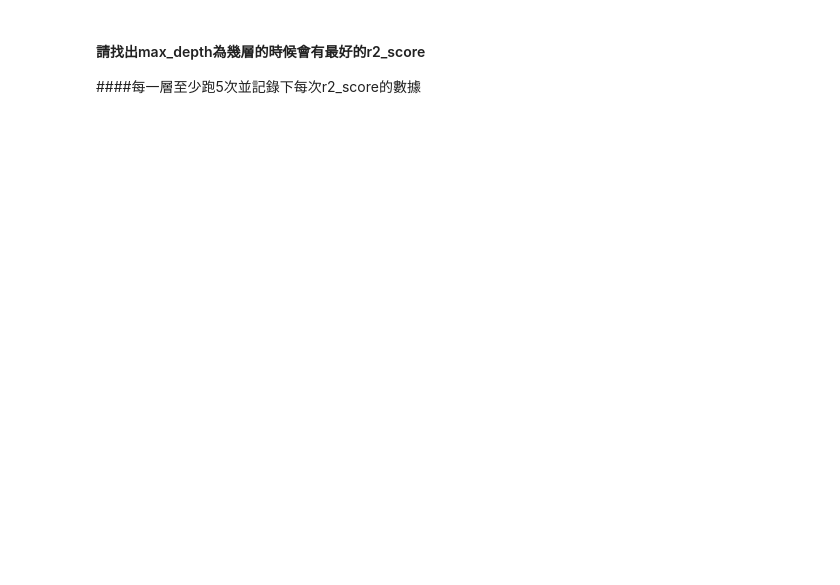
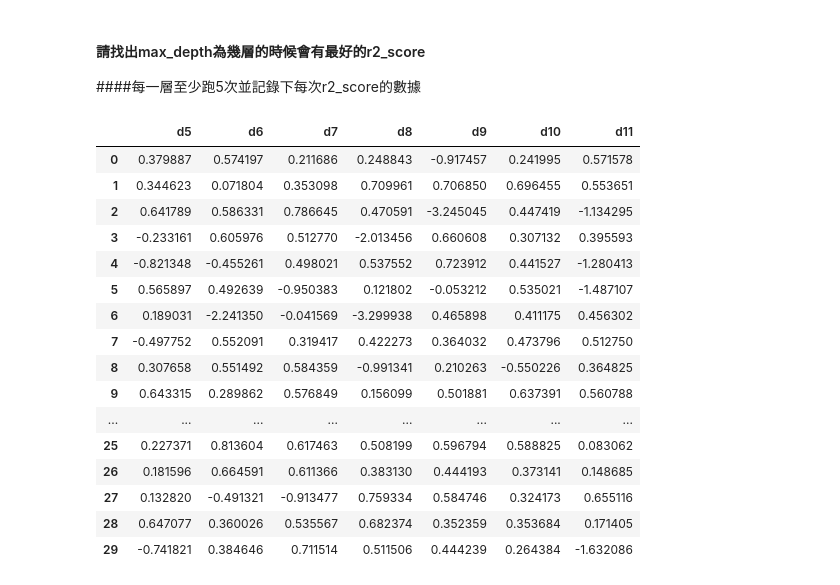
Before and after one commit to cool60334/Team_Project_Model, a Jupyter notebook: Model_1108.ipynb, the cells around one changed output. Cells and saved outputs as stored; diff of their text form; code cells hidden in the pictures; blank space fills up the shorter version.

```diff
--- a/Model_1108.ipynb
+++ b/Model_1108.ipynb
@@ -21,0 +52,9 @@ import numpy as np
+# %%
+# 將所得中位數 標準化
+f["med"] = (f["med"] - f["med"].mean())/\
+            (f["med"].std())
+# %%
+f.head()
+f = f.drop(["year_average_cpi", "year_increase_cpi", "med", "park_d", "park_q", "mu_d", "mu_q", "lib_d", "lib_q", "mrt_d", "mrt_q",
+        "edu_d", "edu_q", "fire_d", "fire_q", "dead_d", "dead_q", "pol_d", "pol_q", "post_d", "post_q", "hosp_d", "hosp_q",
+            "fin_d", "fin_q"], axis=1)
@@ -34,3 +82,52 @@ x_train, x_test, y_train, y_test = train_test_split(x, y, test_size=0.1)
 # %% [markdown]
 #### 請找出max_depth為幾層的時候會有最好的r2_score
 ####每一層至少跑5次並記錄下每次r2_score的數據
+# %%
+df = pd.DataFrame(columns =["d5", "d6", "d7", "d8", "d9", "d10", "d11"])
+# %%
+from sklearn.tree import DecisionTreeRegressor
+
+for d in range(5,12):
+
+  s_list=[]
+  i = 0
+  for i in range(0, 30):
+    x_train, x_test, y_train, y_test = train_test_split(x, y, test_size=0.1)
+
+    # 建立迴歸決策樹
+    reg = DecisionTreeRegressor(max_depth=d)
+
+    # 訓練迴歸決策樹
+    reg.fit(x_train, y_train)
+
+    from sklearn.metrics import r2_score
+
+    # 將測試用特徵帶入模型做預測
+    pre = reg.predict(x_test)
+
+    # 預測準確度
+    s = r2_score(y_test, pre)
+    i = i + 1
+    s_list.append(s)
+
+  df["d" + str(d)] = s_list
+# %%
+df
+# %% [output]
+|  | d5 | d6 | d7 | d8 | d9 | d10 | d11 |
+| 0 | 0.379887 | 0.574197 | 0.211686 | 0.248843 | -0.917457 | 0.241995 | 0.571578 |
+| 1 | 0.344623 | 0.071804 | 0.353098 | 0.709961 | 0.706850 | 0.696455 | 0.553651 |
+| 2 | 0.641789 | 0.586331 | 0.786645 | 0.470591 | -3.245045 | 0.447419 | -1.134295 |
+| 3 | -0.233161 | 0.605976 | 0.512770 | -2.013456 | 0.660608 | 0.307132 | 0.395593 |
+| 4 | -0.821348 | -0.455261 | 0.498021 | 0.537552 | 0.723912 | 0.441527 | -1.280413 |
+| 5 | 0.565897 | 0.492639 | -0.950383 | 0.121802 | -0.053212 | 0.535021 | -1.487107 |
+| 6 | 0.189031 | -2.241350 | -0.041569 | -3.299938 | 0.465898 | 0.411175 | 0.456302 |
+| 7 | -0.497752 | 0.552091 | 0.319417 | 0.422273 | 0.364032 | 0.473796 | 0.512750 |
+| 8 | 0.307658 | 0.551492 | 0.584359 | -0.991341 | 0.210263 | -0.550226 | 0.364825 |
+| 9 | 0.643315 | 0.289862 | 0.576849 | 0.156099 | 0.501881 | 0.637391 | 0.560788 |
+| ... | ... | ... | ... | ... | ... | ... | ... |
+| 25 | 0.227371 | 0.813604 | 0.617463 | 0.508199 | 0.596794 | 0.588825 | 0.083062 |
+| 26 | 0.181596 | 0.664591 | 0.611366 | 0.383130 | 0.444193 | 0.373141 | 0.148685 |
+| 27 | 0.132820 | -0.491321 | -0.913477 | 0.759334 | 0.584746 | 0.324173 | 0.655116 |
+| 28 | 0.647077 | 0.360026 | 0.535567 | 0.682374 | 0.352359 | 0.353684 | 0.171405 |
+| 29 | -0.741821 | 0.384646 | 0.711514 | 0.511506 | 0.444239 | 0.264384 | -1.632086 |
```
Also changed, not shown: parts of 22 cells of this notebook.
